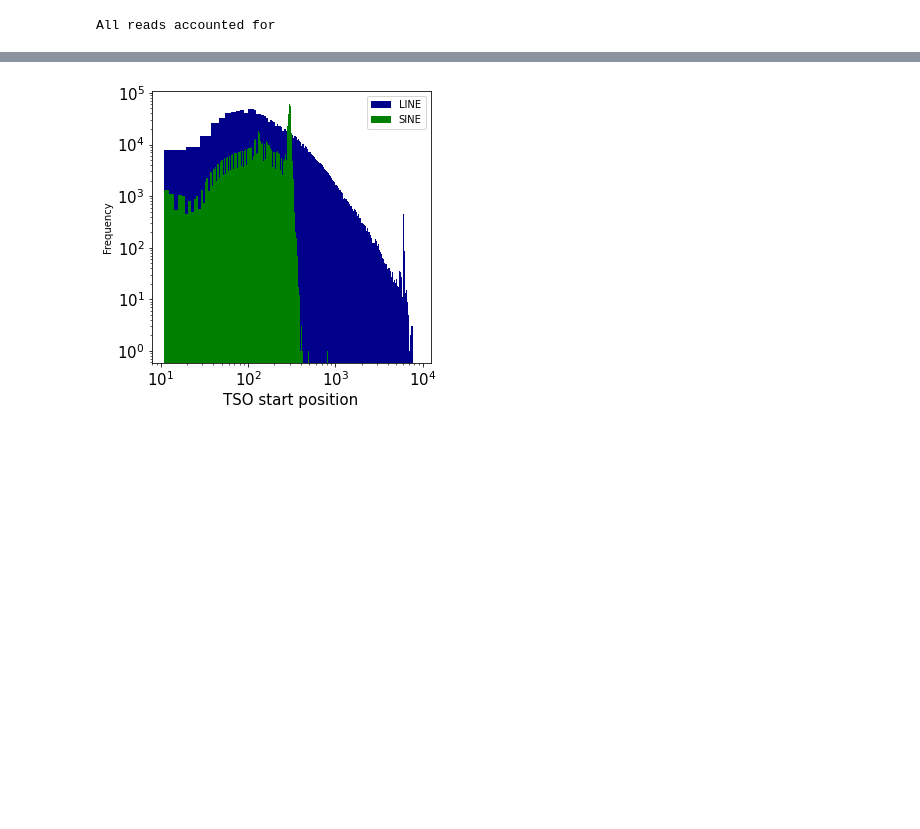
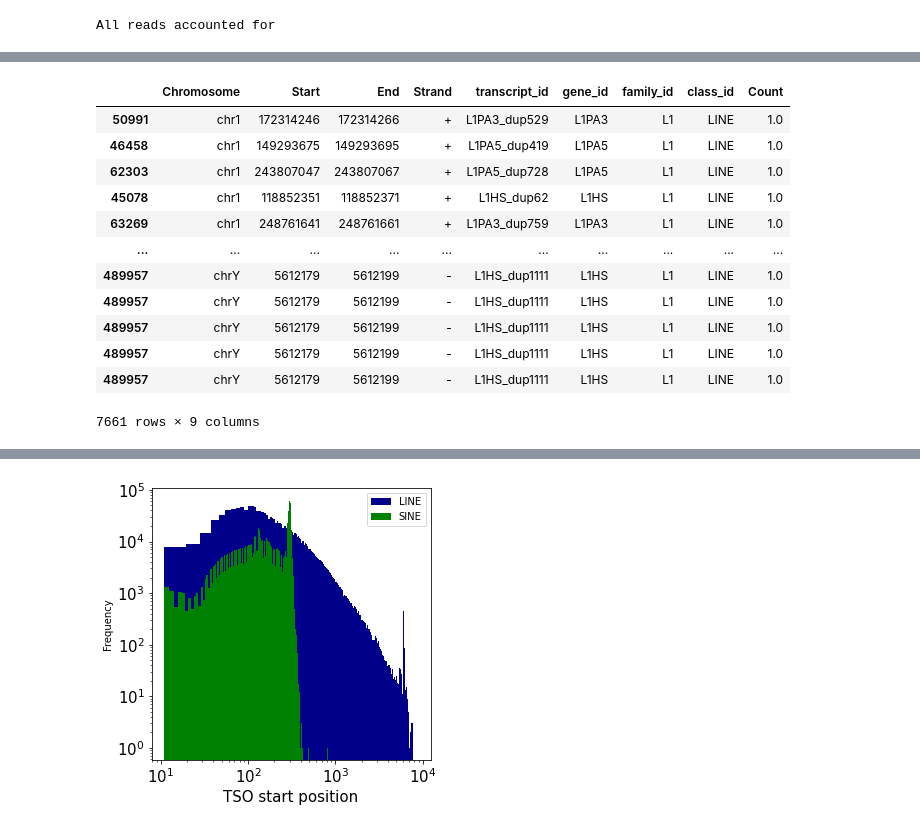
Before and after one commit to dmnburrows/line1_ageing, a Jupyter notebook: te_rna.ipynb, the cells around one changed output, grey strips where cells are left out. Drawn from its saved outputs; the diff is of its cells as text; code cells hidden in the pictures; blank space fills up the shorter version.

```diff
--- a/te_rna.ipynb
+++ b/te_rna.ipynb
@@ -569,0 +590,16 @@ All reads accounted for
+# %%
+count_df[count_df['class_id'] == 'LINE']
+# %% [output]
+|  | Chromosome | Start | End | Strand | transcript_id | gene_id | family_id | class_id | Count |
+| 50991 | chr1 | 172314246 | 172314266 | + | L1PA3_dup529 | L1PA3 | L1 | LINE | 1.0 |
+| 46458 | chr1 | 149293675 | 149293695 | + | L1PA5_dup419 | L1PA5 | L1 | LINE | 1.0 |
+| 62303 | chr1 | 243807047 | 243807067 | + | L1PA5_dup728 | L1PA5 | L1 | LINE | 1.0 |
+| 45078 | chr1 | 118852351 | 118852371 | + | L1HS_dup62 | L1HS | L1 | LINE | 1.0 |
+| 63269 | chr1 | 248761641 | 248761661 | + | L1PA3_dup759 | L1PA3 | L1 | LINE | 1.0 |
+| ... | ... | ... | ... | ... | ... | ... | ... | ... | ... |
+| 489957 | chrY | 5612179 | 5612199 | - | L1HS_dup1111 | L1HS | L1 | LINE | 1.0 |
+| 489957 | chrY | 5612179 | 5612199 | - | L1HS_dup1111 | L1HS | L1 | LINE | 1.0 |
+| 489957 | chrY | 5612179 | 5612199 | - | L1HS_dup1111 | L1HS | L1 | LINE | 1.0 |
+| 489957 | chrY | 5612179 | 5612199 | - | L1HS_dup1111 | L1HS | L1 | LINE | 1.0 |
+| 489957 | chrY | 5612179 | 5612199 | - | L1HS_dup1111 | L1HS | L1 | LINE | 1.0 |
+7661 rows × 9 columns
```
Also changed, not shown: parts of 11 cells of this notebook, 3 other files.
